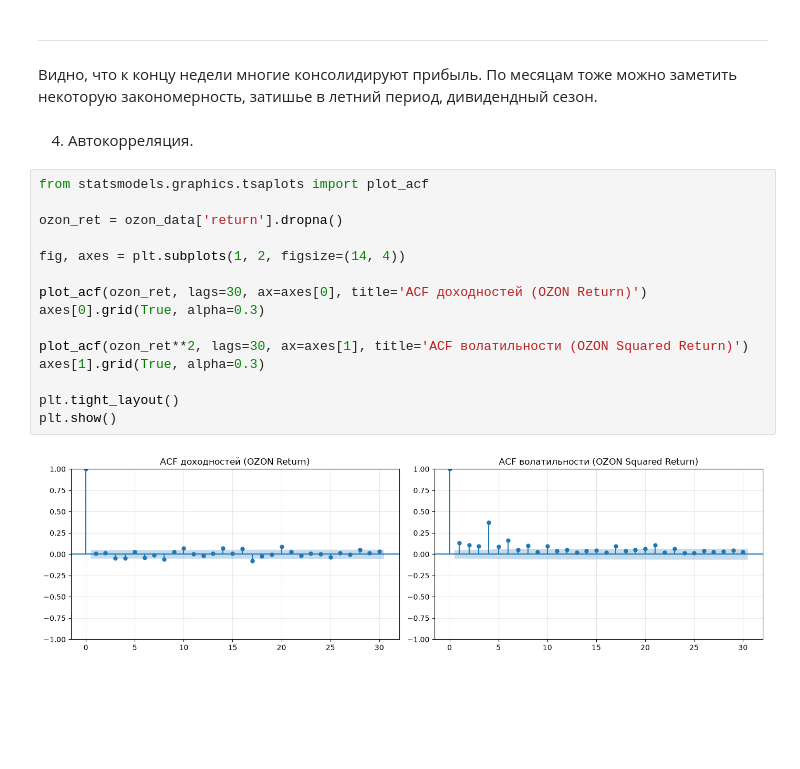
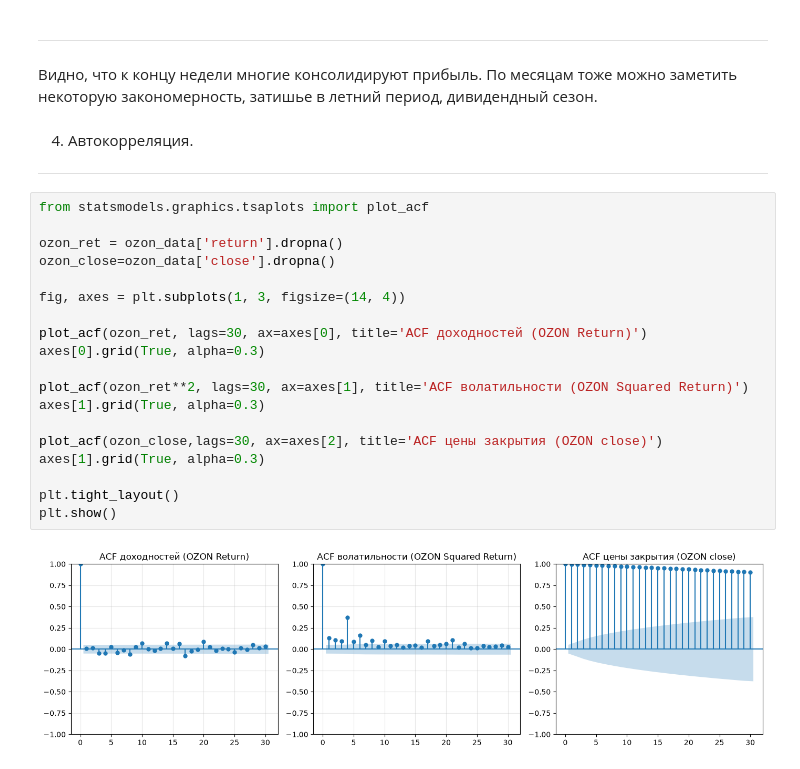
Before and after one commit to hunger104/year-long-project-t14, a Jupyter notebook: notebooks/EDA.ipynb, the cells around one changed output. Cells and saved outputs as stored; diff of their text form; blank space fills up the shorter version.

```diff
--- a/notebooks/EDA.ipynb
+++ b/notebooks/EDA.ipynb
@@ -366,20 +429,26 @@ plt.show()
 Видно, что к концу недели многие консолидируют прибыль. По месяцам тоже можно заметить некоторую закономерность, затишье в летний период, дивидендный сезон.
 # %% [markdown]
 4. Автокорреляция.
+
+---
 # %%
 from statsmodels.graphics.tsaplots import plot_acf
 
 ozon_ret = ozon_data['return'].dropna()
+ozon_close=ozon_data['close'].dropna()
 
-fig, axes = plt.subplots(1, 2, figsize=(14, 4))
+fig, axes = plt.subplots(1, 3, figsize=(14, 4))
 
 plot_acf(ozon_ret, lags=30, ax=axes[0], title='ACF доходностей (OZON Return)')
 axes[0].grid(True, alpha=0.3)
 
 plot_acf(ozon_ret**2, lags=30, ax=axes[1], title='ACF волатильности (OZON Squared Return)')
 axes[1].grid(True, alpha=0.3)
 
+plot_acf(ozon_close,lags=30, ax=axes[2], title='ACF цены закрытия (OZON close)')
+axes[1].grid(True, alpha=0.3)
+
 plt.tight_layout()
 plt.show()
 # %% [output]
-[figure, old version]
+[figure, new version]
```
Also changed, not shown: parts of 13 cells of this notebook, 2 other files.
